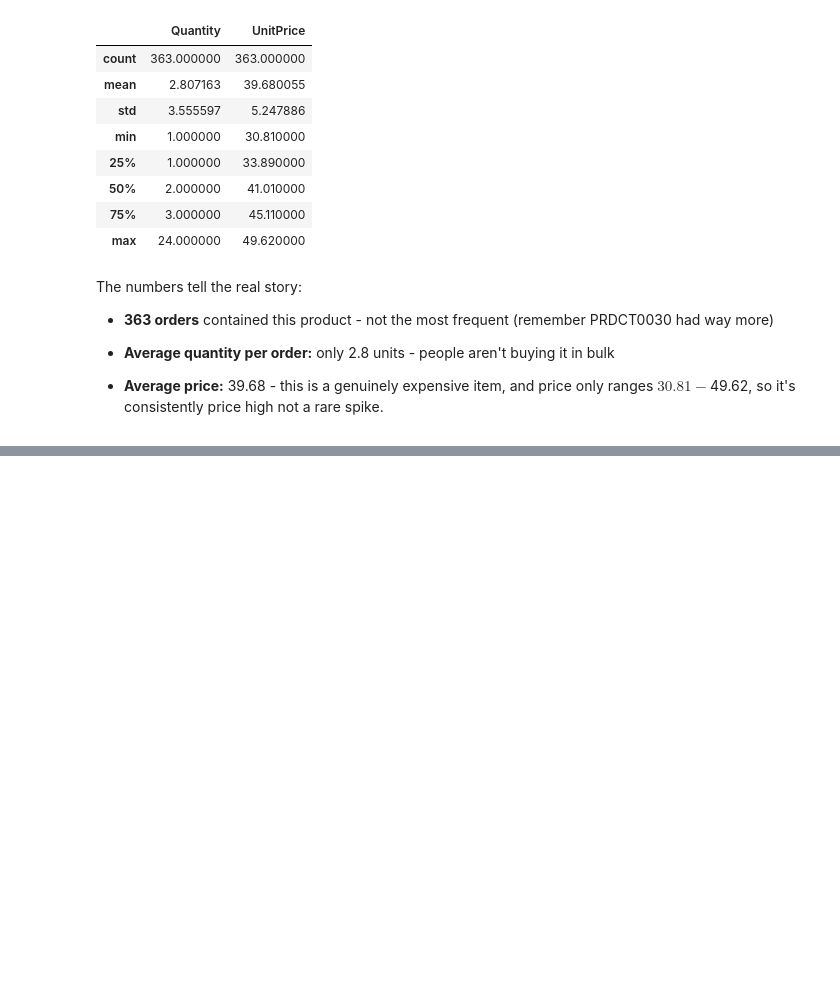
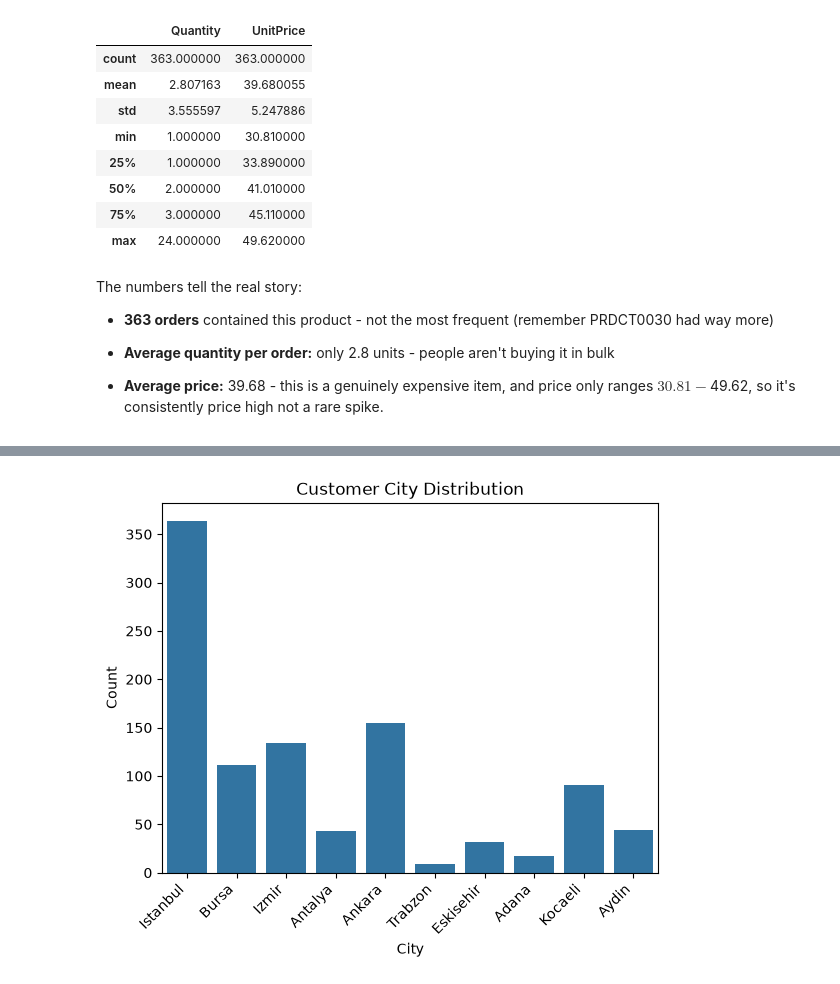
Before and after one commit to geff-ghost/notebooks, a Jupyter notebook: retail_data/MixedKnowledge.ipynb, the cells around one changed output, grey strips where cells are left out. Cells and saved outputs as stored; diff of their text form; code cells hidden in the pictures; blank space fills up the shorter version.

Commit message:
Made an Over view of customers data set, but still needs more study

```diff
--- a/retail_data/MixedKnowledge.ipynb
+++ b/retail_data/MixedKnowledge.ipynb
@@ -685,0 +705,8 @@ The numbers tell the real story:
+# %%
+# Which City had the most Customers And Which Customer Segment Dominate
+sns.countplot(data=customers,x='City')
+plt.xticks(rotation=45, ha='right')
+plt.ylabel('Count')
+plt.title('Customer City Distribution');
+# %% [output]
+[figure, added]
```
Also changed, not shown: parts of 6 cells of this notebook.
